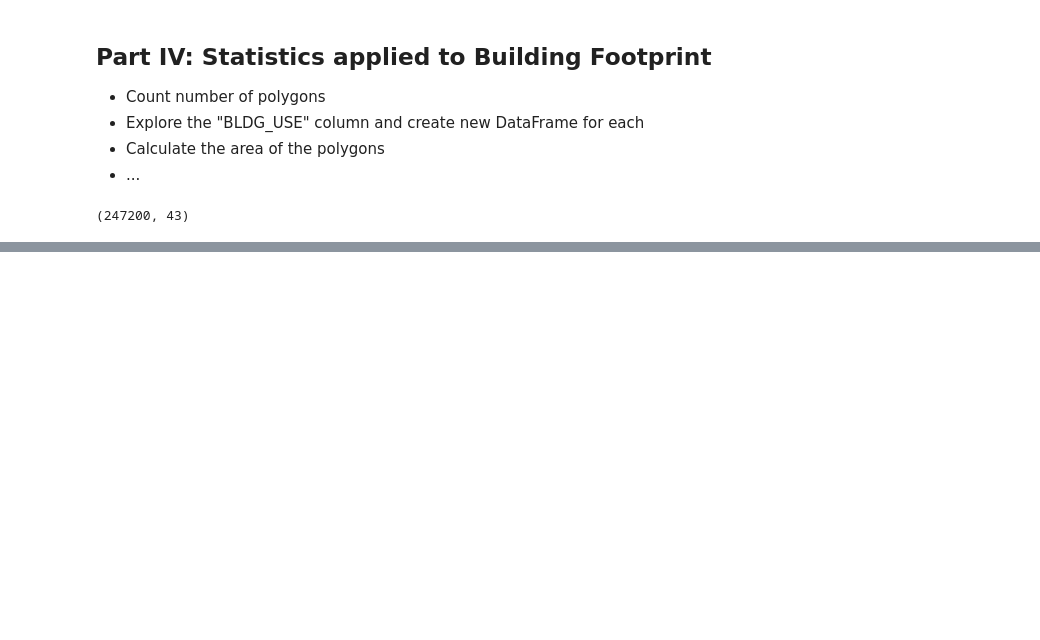
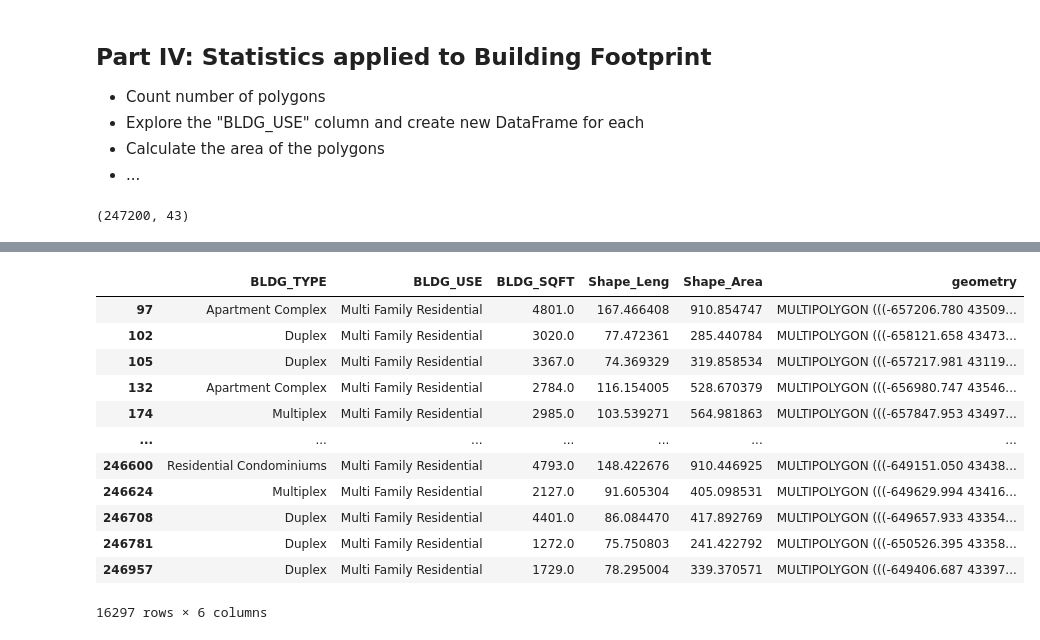
Before and after one commit to UW-GDA/landslide_exposure_portland, a Jupyter notebook: final_project.ipynb, the cells around one changed output, grey strips where cells are left out. Drawn from its saved outputs; the diff is of its cells as text; code cells hidden in the pictures; blank space fills up the shorter version.

```diff
--- a/final_project.ipynb
+++ b/final_project.ipynb
@@ -372,0 +460,17 @@ b_rp['BLDG_TYPE'].value_counts()
+# %%
+b_mulfam_r = b_mulfam[['BLDG_TYPE', 'BLDG_USE', 'BLDG_SQFT', 'Shape_Leng', 'Shape_Area', 'geometry']].copy()
+b_mulfam_r
+# %% [output]
+|  | BLDG_TYPE | BLDG_USE | BLDG_SQFT | Shape_Leng | Shape_Area | geometry |
+| 97 | Apartment Complex | Multi Family Residential | 4801.0 | 167.466408 | 910.854747 | MULTIPOLYGON (((-657206.780 43509... |
+| 102 | Duplex | Multi Family Residential | 3020.0 | 77.472361 | 285.440784 | MULTIPOLYGON (((-658121.658 43473... |
+| 105 | Duplex | Multi Family Residential | 3367.0 | 74.369329 | 319.858534 | MULTIPOLYGON (((-657217.981 43119... |
+| 132 | Apartment Complex | Multi Family Residential | 2784.0 | 116.154005 | 528.670379 | MULTIPOLYGON (((-656980.747 43546... |
+| 174 | Multiplex | Multi Family Residential | 2985.0 | 103.539271 | 564.981863 | MULTIPOLYGON (((-657847.953 43497... |
+| ... | ... | ... | ... | ... | ... | ... |
+| 246600 | Residential Condominiums | Multi Family Residential | 4793.0 | 148.422676 | 910.446925 | MULTIPOLYGON (((-649151.050 43438... |
+| 246624 | Multiplex | Multi Family Residential | 2127.0 | 91.605304 | 405.098531 | MULTIPOLYGON (((-649629.994 43416... |
+| 246708 | Duplex | Multi Family Residential | 4401.0 | 86.084470 | 417.892769 | MULTIPOLYGON (((-649657.933 43354... |
+| 246781 | Duplex | Multi Family Residential | 1272.0 | 75.750803 | 241.422792 | MULTIPOLYGON (((-650526.395 43358... |
+| 246957 | Duplex | Multi Family Residential | 1729.0 | 78.295004 | 339.370571 | MULTIPOLYGON (((-649406.687 43397... |
+16297 rows × 6 columns
```
Also changed, not shown: parts of 37 cells of this notebook.
